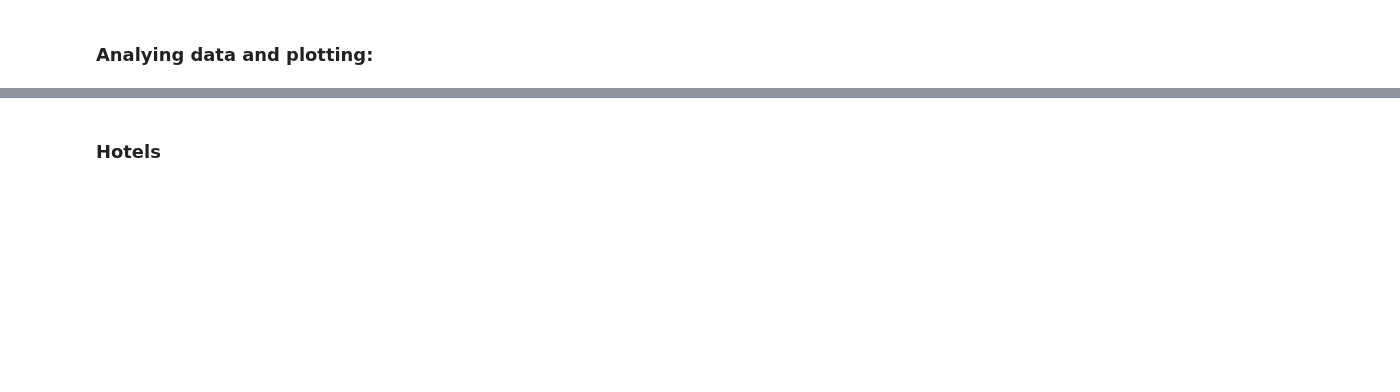
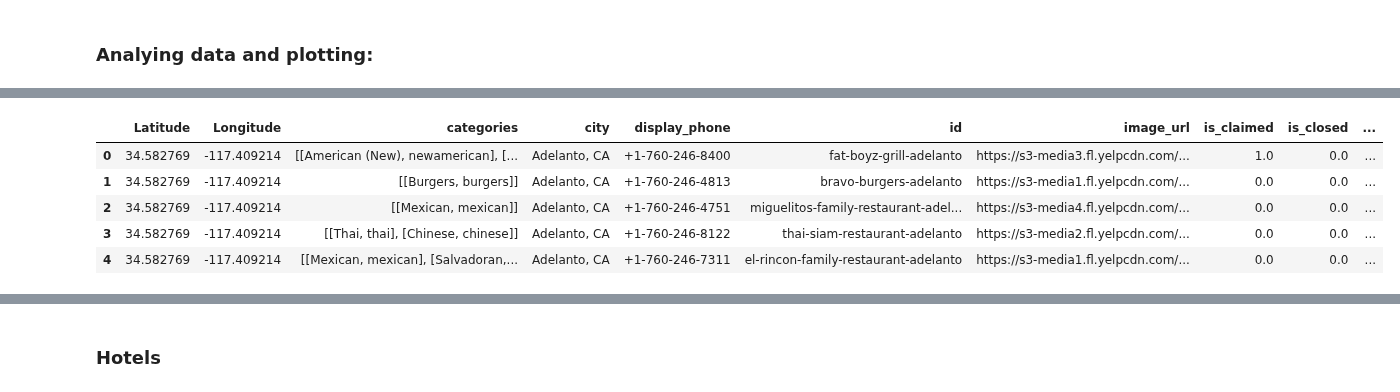
Before and after one commit to chloechen1995/STA-141B-Project, a Jupyter notebook: Part I & Part II Plotting.ipynb, the cells around one changed output, grey strips where cells are left out. Cells and saved outputs as stored; diff of their text form; code cells hidden in the pictures; blank space fills up the shorter version.

```diff
--- a/Part I & Part II Plotting.ipynb
+++ b/Part I & Part II Plotting.ipynb
@@ -397,0 +337,9 @@ best_5_map(df_best_5, 'Restaurant')
+# %%
+restricted_data.head()
+# %% [output]
+|  | Latitude | Longitude | categories | city | display_phone | id | image_url | is_claimed | is_closed | ... |
+| 0 | 34.582769 | -117.409214 | [[American (New), newamerican], [... | Adelanto, CA | +1-760-246-8400 | fat-boyz-grill-adelanto | https://s3-media3.fl.yelpcdn.com/... | 1.0 | 0.0 | ... |
+| 1 | 34.582769 | -117.409214 | [[Burgers, burgers]] | Adelanto, CA | +1-760-246-4813 | bravo-burgers-adelanto | https://s3-media1.fl.yelpcdn.com/... | 0.0 | 0.0 | ... |
+| 2 | 34.582769 | -117.409214 | [[Mexican, mexican]] | Adelanto, CA | +1-760-246-4751 | miguelitos-family-restaurant-adel... | https://s3-media4.fl.yelpcdn.com/... | 0.0 | 0.0 | ... |
+| 3 | 34.582769 | -117.409214 | [[Thai, thai], [Chinese, chinese]] | Adelanto, CA | +1-760-246-8122 | thai-siam-restaurant-adelanto | https://s3-media2.fl.yelpcdn.com/... | 0.0 | 0.0 | ... |
+| 4 | 34.582769 | -117.409214 | [[Mexican, mexican], [Salvadoran,... | Adelanto, CA | +1-760-246-7311 | el-rincon-family-restaurant-adelanto | https://s3-media1.fl.yelpcdn.com/... | 0.0 | 0.0 | ... |
```
Also changed, not shown: parts of 34 cells of this notebook.
